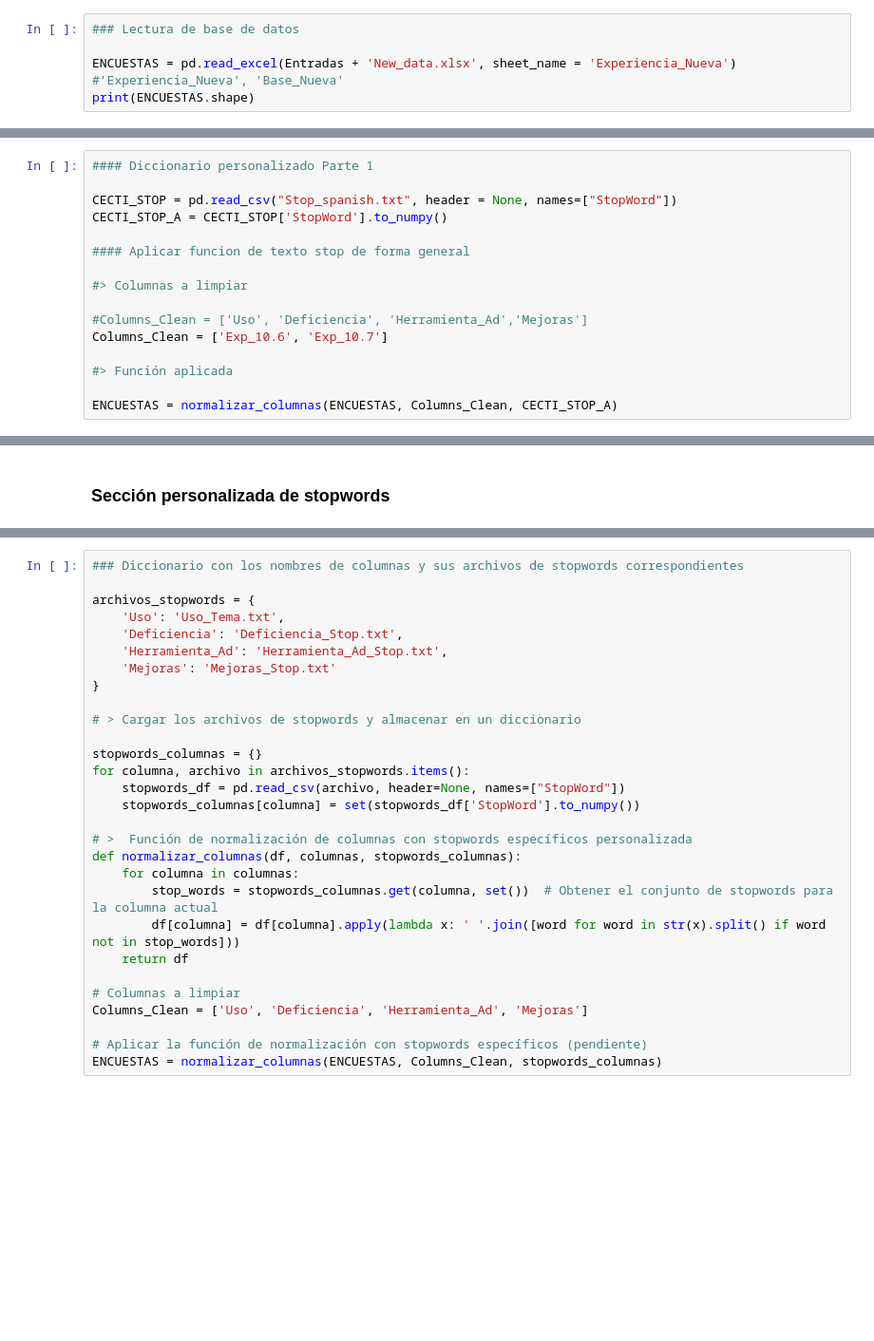
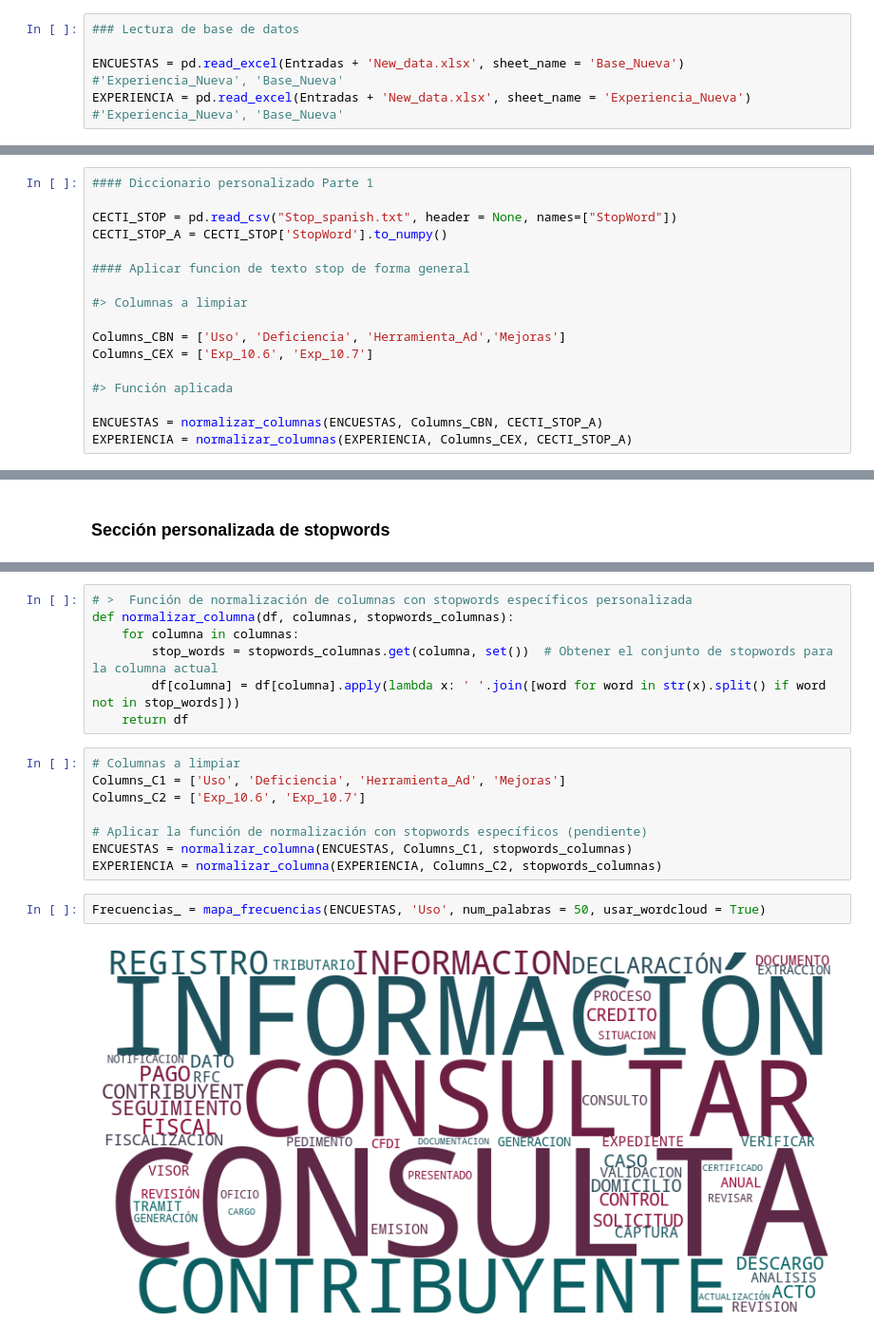
Before and after one commit to Ladinux13/Encuestas_NLP, a Jupyter notebook: Limpieza_Texto_CECTI.ipynb, the cells around one changed output, grey strips where cells are left out. Shown at 95% size. Cells and saved outputs as stored; diff of their text form; blank space fills up the shorter version.

```diff
--- a/Limpieza_Texto_CECTI.ipynb
+++ b/Limpieza_Texto_CECTI.ipynb
@@ -127,5 +127,5 @@ def normalizar_columnas(df, columnas, stop_words):
 # %%
 ### Lectura de base de datos
 
-ENCUESTAS = pd.read_excel(Entradas + 'New_data.xlsx', sheet_name = 'Experiencia_Nueva') #'Experiencia_Nueva', 'Base_Nueva'
-print(ENCUESTAS.shape)
+ENCUESTAS = pd.read_excel(Entradas + 'New_data.xlsx', sheet_name = 'Base_Nueva') #'Experiencia_Nueva', 'Base_Nueva'
+EXPERIENCIA = pd.read_excel(Entradas + 'New_data.xlsx', sheet_name = 'Experiencia_Nueva') #'Experiencia_Nueva', 'Base_Nueva'
@@ -147,9 +147,10 @@ CECTI_STOP_A = CECTI_STOP['StopWord'].to_numpy()
 
 #> Columnas a limpiar
 
-#Columns_Clean = ['Uso', 'Deficiencia', 'Herramienta_Ad','Mejoras']
-Columns_Clean = ['Exp_10.6', 'Exp_10.7']
+Columns_CBN = ['Uso', 'Deficiencia', 'Herramienta_Ad','Mejoras']
+Columns_CEX = ['Exp_10.6', 'Exp_10.7']
 
 #> Función aplicada
 
-ENCUESTAS = normalizar_columnas(ENCUESTAS, Columns_Clean, CECTI_STOP_A)
+ENCUESTAS = normalizar_columnas(ENCUESTAS, Columns_CBN, CECTI_STOP_A)
+EXPERIENCIA = normalizar_columnas(EXPERIENCIA, Columns_CEX, CECTI_STOP_A)
@@ -186,29 +191,19 @@ Frecuencias_.to_excel( Entradas + 'Exp_10.7.xlsx', index=False)
 # %%
-### Diccionario con los nombres de columnas y sus archivos de stopwords correspondientes
-
-archivos_stopwords = {
-    'Uso': 'Uso_Tema.txt',
-    'Deficiencia': 'Deficiencia_Stop.txt',
-    'Herramienta_Ad': 'Herramienta_Ad_Stop.txt',
-    'Mejoras': 'Mejoras_Stop.txt'
-}
-
-# > Cargar los archivos de stopwords y almacenar en un diccionario
-
-stopwords_columnas = {}
-for columna, archivo in archivos_stopwords.items():
-    stopwords_df = pd.read_csv(archivo, header=None, names=["StopWord"])
-    stopwords_columnas[columna] = set(stopwords_df['StopWord'].to_numpy())
-
 # >  Función de normalización de columnas con stopwords específicos personalizada
-def normalizar_columnas(df, columnas, stopwords_columnas):
+def normalizar_columna(df, columnas, stopwords_columnas):
     for columna in columnas:
         stop_words = stopwords_columnas.get(columna, set())  # Obtener el conjunto de stopwords para la columna actual
         df[columna] = df[columna].apply(lambda x: ' '.join([word for word in str(x).split() if word not in stop_words]))
     return df
-
-# Columnas a limpiar
-Columns_Clean = ['Uso', 'Deficiencia', 'Herramienta_Ad', 'Mejoras']
-
-# Aplicar la función de normalización con stopwords específicos (pendiente)
-ENCUESTAS = normalizar_columnas(ENCUESTAS, Columns_Clean, stopwords_columnas)
+# %%
+# Columnas a limpiar
+Columns_C1 = ['Uso', 'Deficiencia', 'Herramienta_Ad', 'Mejoras']
+Columns_C2 = ['Exp_10.6', 'Exp_10.7']
+
+# Aplicar la función de normalización con stopwords específicos (pendiente)
+ENCUESTAS = normalizar_columna(ENCUESTAS, Columns_C1, stopwords_columnas)
+EXPERIENCIA = normalizar_columna(EXPERIENCIA, Columns_C2, stopwords_columnas)
+# %%
+Frecuencias_ = mapa_frecuencias(ENCUESTAS, 'Uso', num_palabras = 50, usar_wordcloud = True)
+# %% [output]
+[figure, added]
```
Also changed, not shown: parts of 8 cells of this notebook.
